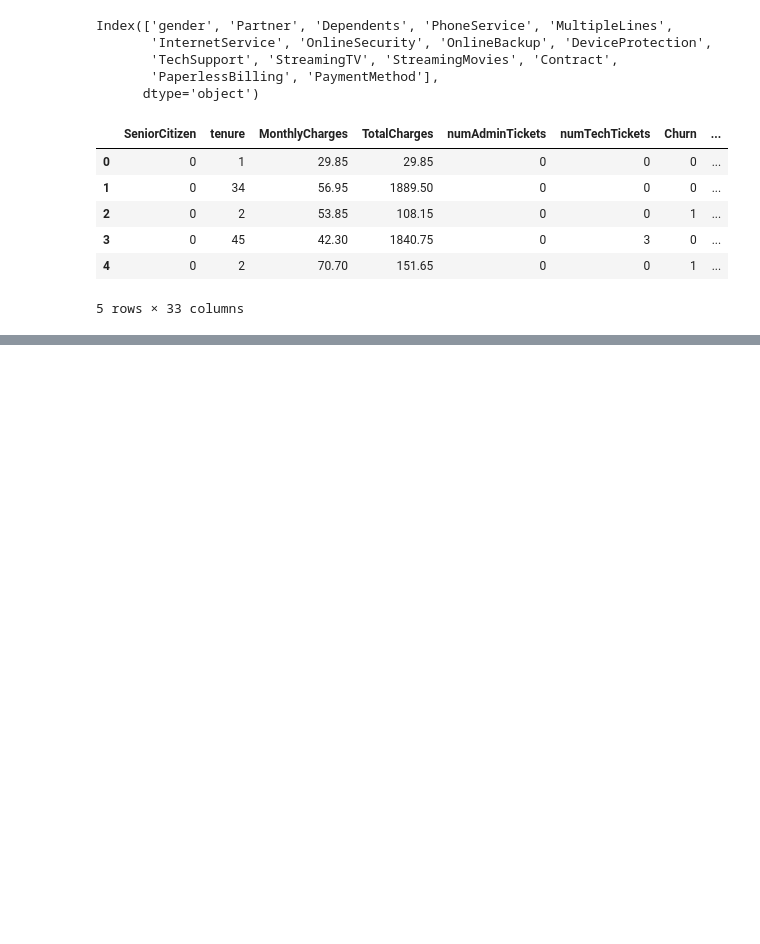
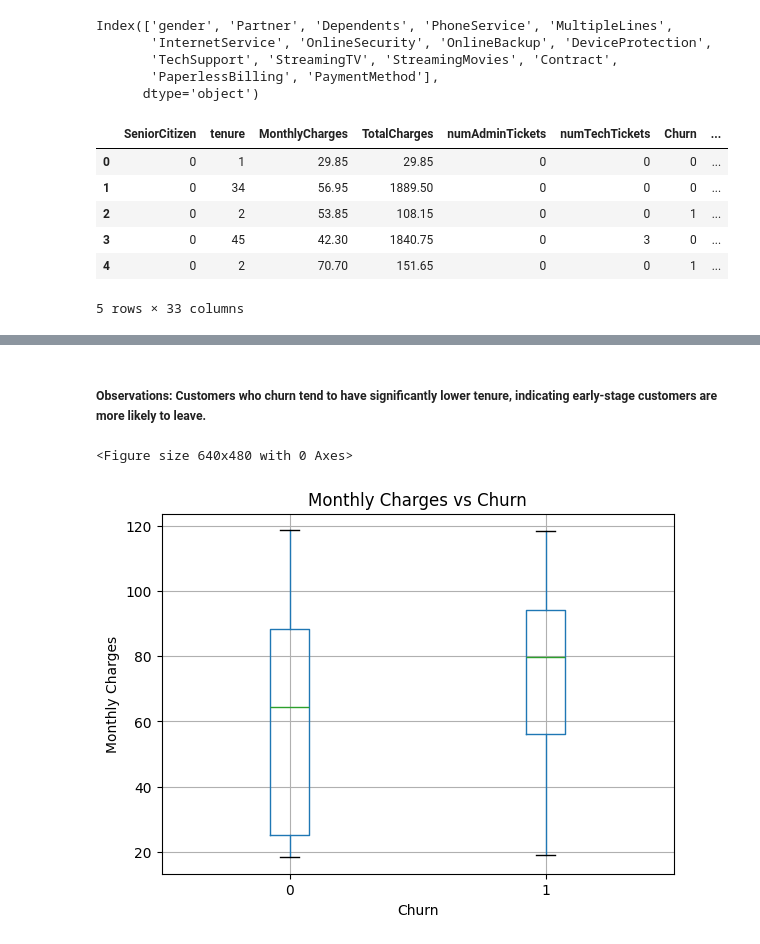
Before and after one commit to ashashkaWestfeild/telco-customer-churn-ml-deployment, a Jupyter notebook: notebooks/eda.ipynb, the cells around one changed output, grey strips where cells are left out. Drawn from its saved outputs; the diff is of its cells as text; code cells hidden in the pictures; blank space fills up the shorter version.

```diff
--- a/notebooks/eda.ipynb
+++ b/notebooks/eda.ipynb
@@ -131,0 +163,13 @@ df_encoded.to_csv("../data/processed_telco.csv",index=False)
+# %% [markdown]
+##### Observations: Customers who churn tend to have significantly lower tenure, indicating early-stage customers are more likely to leave.
+# %%
+plt.figure()
+df_encoded.boxplot(column="MonthlyCharges", by="Churn")
+plt.title("Monthly Charges vs Churn")
+plt.suptitle("")
+plt.xlabel("Churn")
+plt.ylabel("Monthly Charges")
+plt.show()
+# %% [output]
+<Figure size 640x480 with 0 Axes>
+[figure, added]
```
Also changed, not shown: parts of 14 cells of this notebook.
